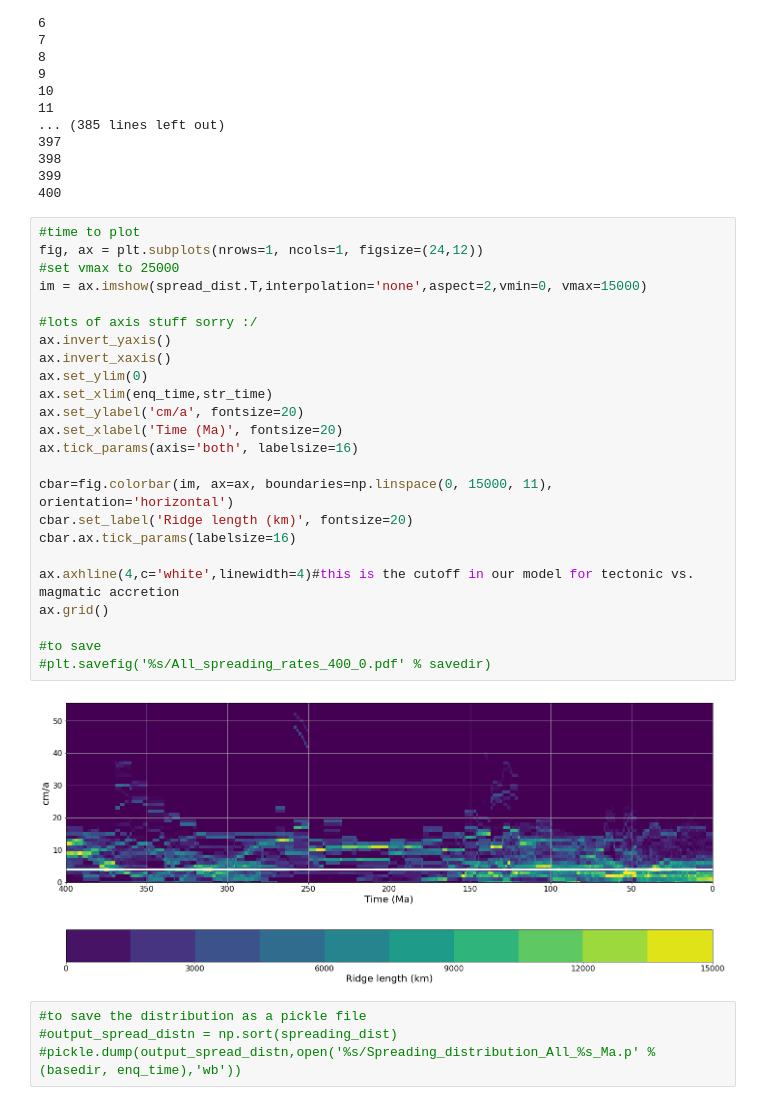
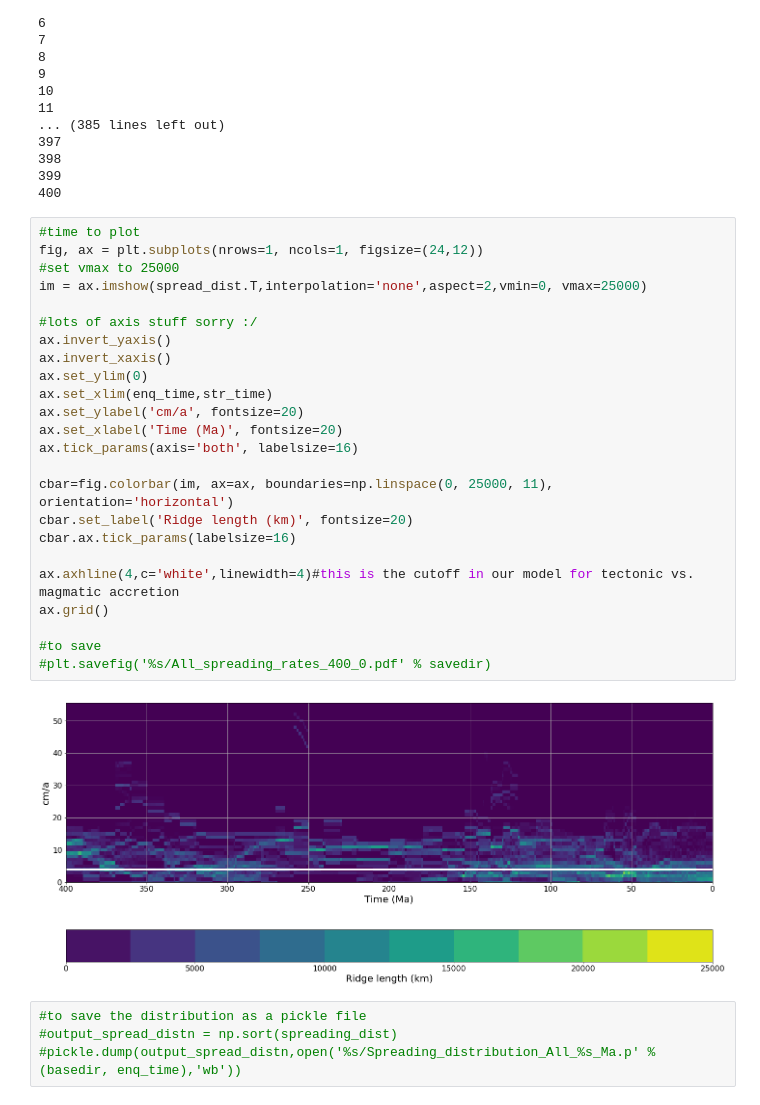
Before and after one commit to amer7632/pyGPlates_examples, a Jupyter notebook: Merdith_2019_Frontiers/Spreading_rate_distributions.ipynb, the cells around one changed output. Drawn from its saved outputs; the diff is of its cells as text.

Commit message:
Update Spreading_rate_distributions.ipynb
change plotting range

```diff
--- a/Merdith_2019_Frontiers/Spreading_rate_distributions.ipynb
+++ b/Merdith_2019_Frontiers/Spreading_rate_distributions.ipynb
@@ -131,29 +131,29 @@ for time in np.arange(str_time,enq_time+1,1):
 # %%
 #time to plot
 fig, ax = plt.subplots(nrows=1, ncols=1, figsize=(24,12))
 #set vmax to 25000
-im = ax.imshow(spread_dist.T,interpolation='none',aspect=2,vmin=0, vmax=15000)
+im = ax.imshow(spread_dist.T,interpolation='none',aspect=2,vmin=0, vmax=25000)
 
 #lots of axis stuff sorry :/
 ax.invert_yaxis()
 ax.invert_xaxis()
 ax.set_ylim(0)
 ax.set_xlim(enq_time,str_time)
 ax.set_ylabel('cm/a', fontsize=20)
 ax.set_xlabel('Time (Ma)', fontsize=20)
 ax.tick_params(axis='both', labelsize=16)
 
-cbar=fig.colorbar(im, ax=ax, boundaries=np.linspace(0, 15000, 11), orientation='horizontal')
+cbar=fig.colorbar(im, ax=ax, boundaries=np.linspace(0, 25000, 11), orientation='horizontal')
 cbar.set_label('Ridge length (km)', fontsize=20)
 cbar.ax.tick_params(labelsize=16)
 
 ax.axhline(4,c='white',linewidth=4)#this is the cutoff in our model for tectonic vs. magmatic accretion
 ax.grid()
 
 #to save
 #plt.savefig('%s/All_spreading_rates_400_0.pdf' % savedir)
 # %% [output]
-[figure, old version]
+[figure, new version]
 # %%
 #to save the distribution as a pickle file
 #output_spread_distn = np.sort(spreading_dist)
```
